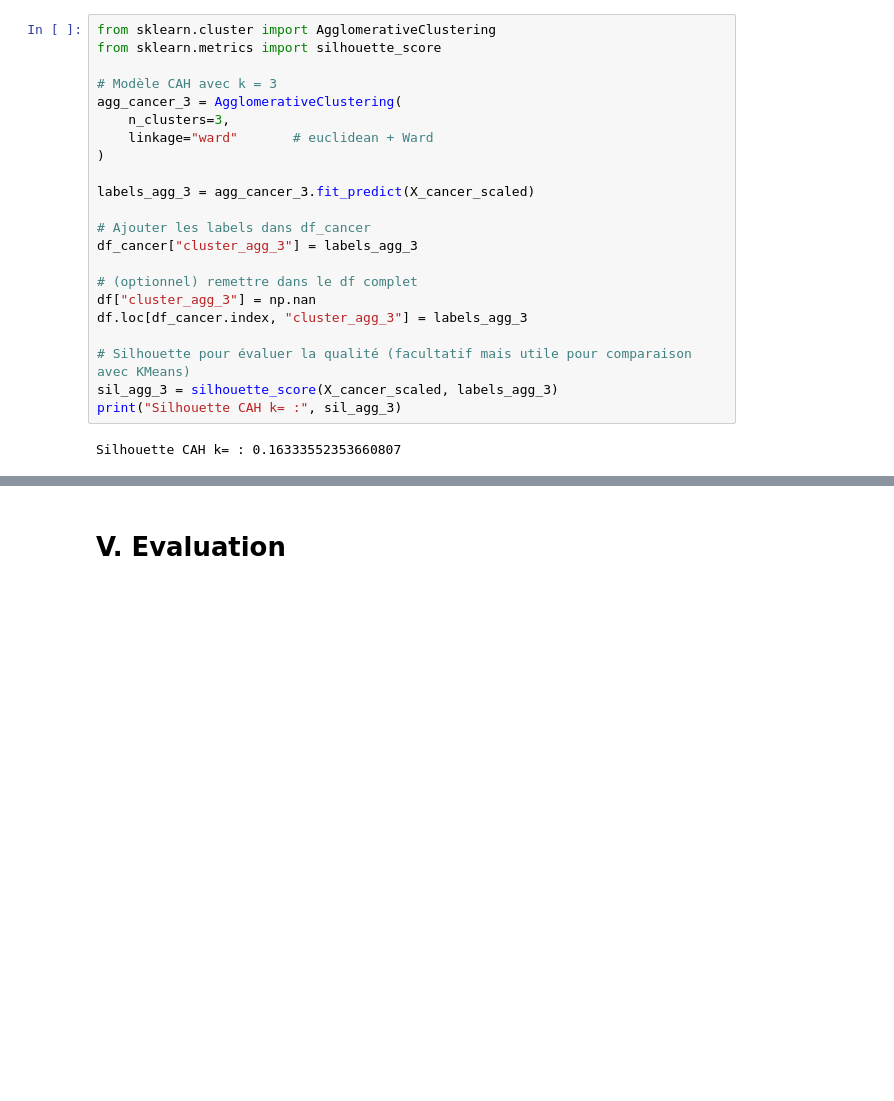
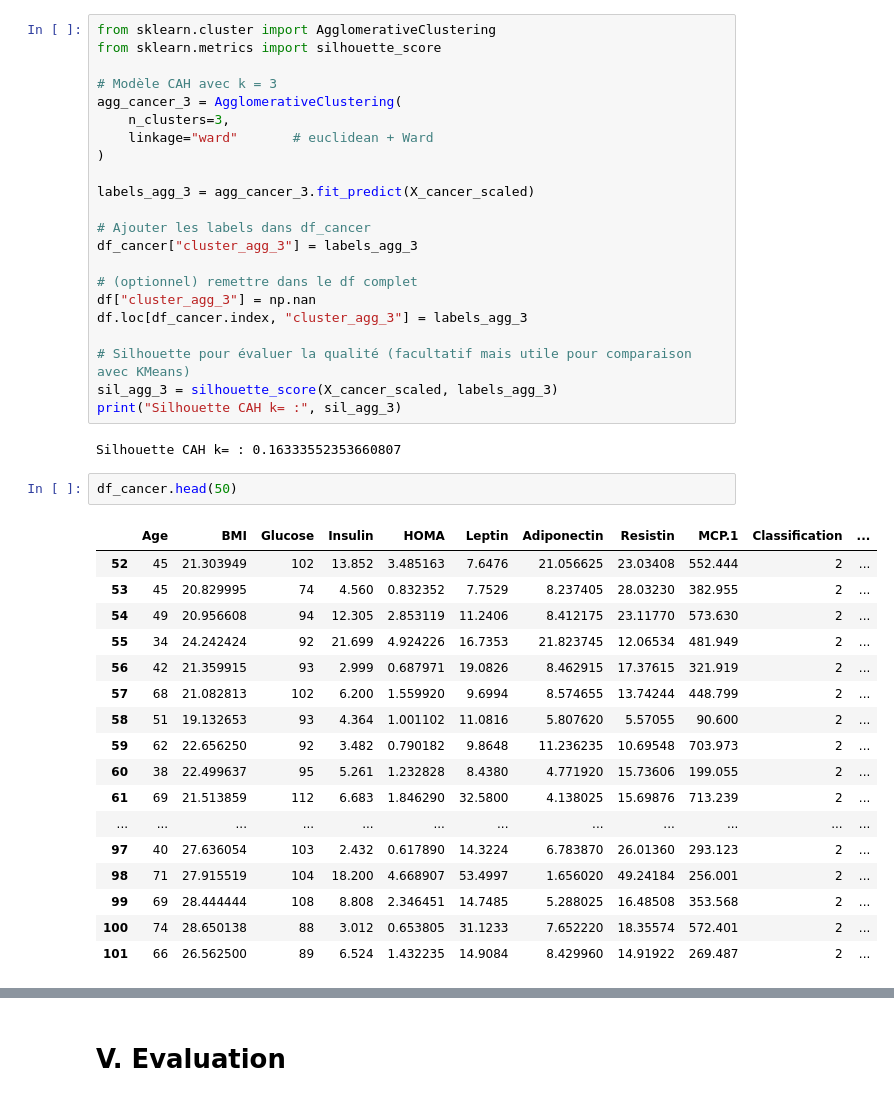
Before and after one commit to eyaguirat10/CoWin-Breast-Cancer-Detection, a Jupyter notebook: MiniProjet_ML2Partie2_.ipynb, the cells around one changed output, grey strips where cells are left out. Cells and saved outputs as stored; diff of their text form; blank space fills up the shorter version.

```diff
--- a/MiniProjet_ML2Partie2_.ipynb
+++ b/MiniProjet_ML2Partie2_.ipynb
@@ -600,6 +615,26 @@ sil_agg_3 = silhouette_score(X_cancer_scaled, labels_agg_3)
 print("Silhouette CAH k= :", sil_agg_3)
 # %% [output]
 Silhouette CAH k= : 0.16333552353660807
+# %%
+df_cancer.head(50)
+# %% [output]
+|  | Age | BMI | Glucose | Insulin | HOMA | Leptin | Adiponectin | Resistin | MCP.1 | Classification | ... |
+| 52 | 45 | 21.303949 | 102 | 13.852 | 3.485163 | 7.6476 | 21.056625 | 23.03408 | 552.444 | 2 | ... |
+| 53 | 45 | 20.829995 | 74 | 4.560 | 0.832352 | 7.7529 | 8.237405 | 28.03230 | 382.955 | 2 | ... |
+| 54 | 49 | 20.956608 | 94 | 12.305 | 2.853119 | 11.2406 | 8.412175 | 23.11770 | 573.630 | 2 | ... |
+| 55 | 34 | 24.242424 | 92 | 21.699 | 4.924226 | 16.7353 | 21.823745 | 12.06534 | 481.949 | 2 | ... |
+| 56 | 42 | 21.359915 | 93 | 2.999 | 0.687971 | 19.0826 | 8.462915 | 17.37615 | 321.919 | 2 | ... |
+| 57 | 68 | 21.082813 | 102 | 6.200 | 1.559920 | 9.6994 | 8.574655 | 13.74244 | 448.799 | 2 | ... |
+| 58 | 51 | 19.132653 | 93 | 4.364 | 1.001102 | 11.0816 | 5.807620 | 5.57055 | 90.600 | 2 | ... |
+| 59 | 62 | 22.656250 | 92 | 3.482 | 0.790182 | 9.8648 | 11.236235 | 10.69548 | 703.973 | 2 | ... |
+| 60 | 38 | 22.499637 | 95 | 5.261 | 1.232828 | 8.4380 | 4.771920 | 15.73606 | 199.055 | 2 | ... |
+| 61 | 69 | 21.513859 | 112 | 6.683 | 1.846290 | 32.5800 | 4.138025 | 15.69876 | 713.239 | 2 | ... |
+| ... | ... | ... | ... | ... | ... | ... | ... | ... | ... | ... | ... |
+| 97 | 40 | 27.636054 | 103 | 2.432 | 0.617890 | 14.3224 | 6.783870 | 26.01360 | 293.123 | 2 | ... |
+| 98 | 71 | 27.915519 | 104 | 18.200 | 4.668907 | 53.4997 | 1.656020 | 49.24184 | 256.001 | 2 | ... |
+| 99 | 69 | 28.444444 | 108 | 8.808 | 2.346451 | 14.7485 | 5.288025 | 16.48508 | 353.568 | 2 | ... |
+| 100 | 74 | 28.650138 | 88 | 3.012 | 0.653805 | 31.1233 | 7.652220 | 18.35574 | 572.401 | 2 | ... |
+| 101 | 66 | 26.562500 | 89 | 6.524 | 1.432235 | 14.9084 | 8.429960 | 14.91922 | 269.487 | 2 | ... |
 # %%
 cluster_profile_agg_3 = df_cancer.groupby("cluster_agg_3")[features].mean()
 print(cluster_profile_agg_3)
```
Also changed, not shown: parts of 27 cells of this notebook.
